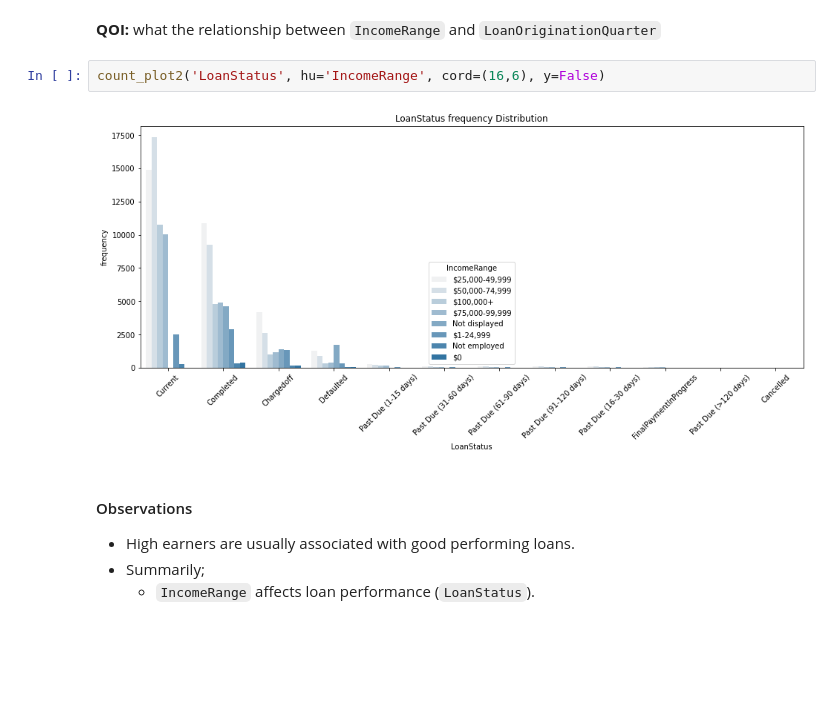
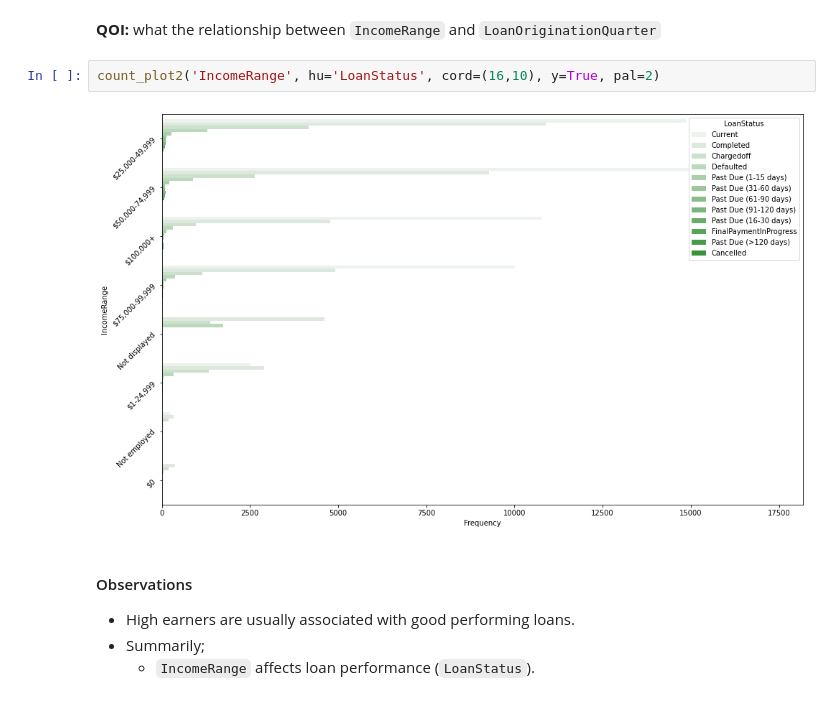
Before and after one commit to Reganmatics/Udacity-Data-visualisation-ProsperLoanData, a Jupyter notebook: partI_explore.ipynb, the cells around one changed output. Saved outputs shown, nothing was run; the diff lists cells and outputs as text; blank space fills up the shorter version.

```diff
--- a/partI_explore.ipynb
+++ b/partI_explore.ipynb
@@ -690,9 +675,9 @@ dist_plot('BorrowerAPR')
 # %% [markdown]
 <strong>QOI:</strong> what the relationship between `IncomeRange` and `LoanOriginationQuarter`
 # %%
-count_plot2('LoanStatus', hu='IncomeRange', cord=(16,6), y=False)
+count_plot2('IncomeRange', hu='LoanStatus', cord=(16,10), y=True, pal=2)
 # %% [output]
-[figure, old version]
+[figure, new version]
 # %% [markdown]
 #### Observations
 - High earners are usually associated with good performing loans.
```
Also changed, not shown: parts of 9 cells of this notebook, 4 other files.
